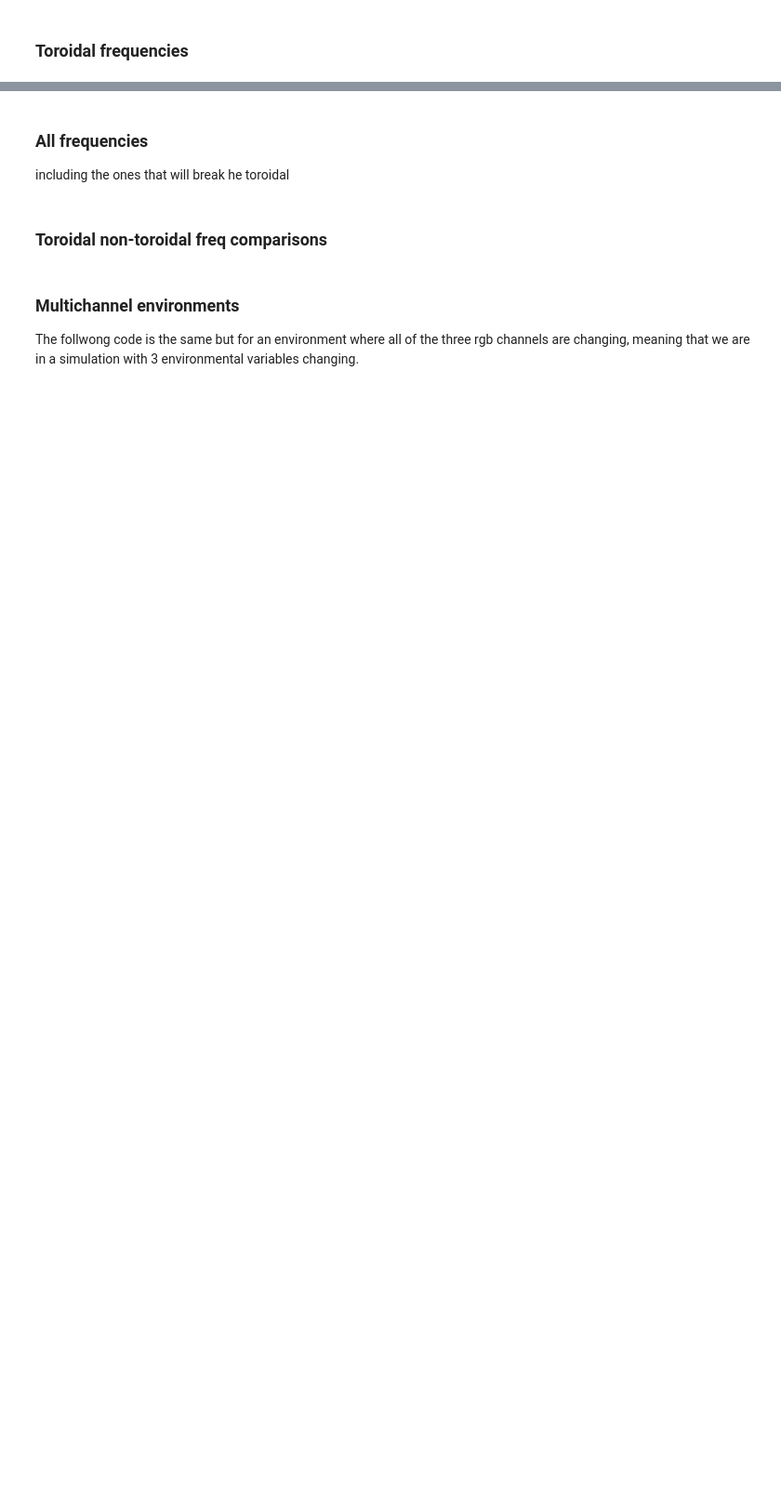
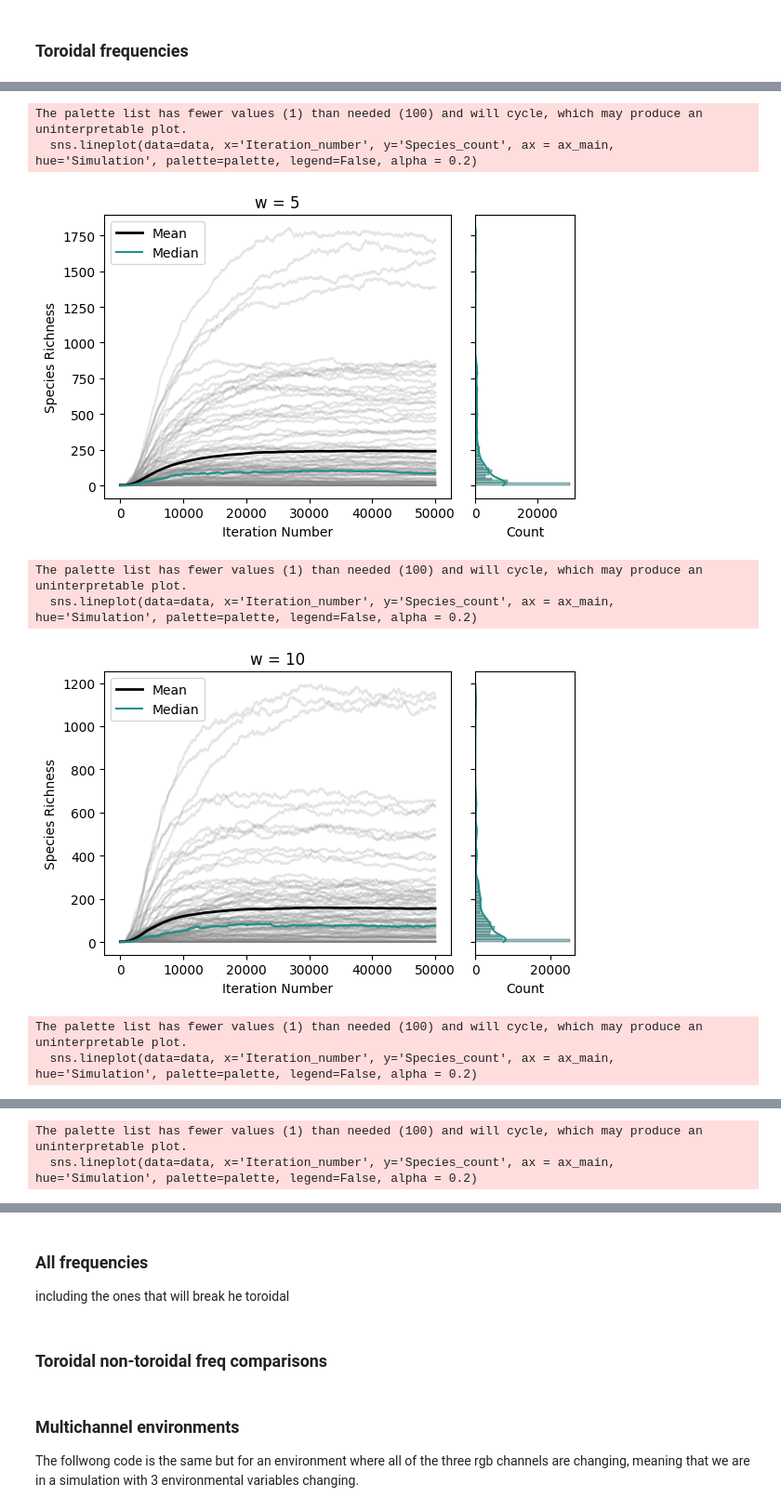
Before and after one commit to giuliabernardinieco/revosim-simulations, a Jupyter notebook: batches-results.ipynb, the cells around one changed output, grey strips where cells are left out. Shown at 93% size. Cells and saved outputs as stored; diff of their text form; code cells hidden in the pictures; blank space fills up the shorter version.

Commit message:
adding hist and grids

```diff
--- a/batches-results.ipynb
+++ b/batches-results.ipynb
@@ -95,0 +120,50 @@ for environment, data in grouped_df:
+# %%
+palette = ['gray']
+import matplotlib.gridspec as gridspec
+
+# Group the combined DataFrame by 'Environment'
+grouped_df = combined_df.groupby('Environment')
+
+# Plot for each environment
+for environment, data in grouped_df:
+    fig = plt.figure(figsize=(6, 4))
+    gs = gridspec.GridSpec(3, 4)
+    ax_main = plt.subplot(gs[:, :3])  # Adjusted the column index
+    ax_yDist = ax_yDist = plt.subplot(gs[:, 3])
+
+    sns.lineplot(data=data, x='Iteration_number', y='Species_count', ax = ax_main,  hue='Simulation', palette=palette, legend=False, alpha = 0.2)
+    # Calculate mean and median for each iteration
+    mean_values = data.groupby('Iteration_number')['Species_count'].mean()
+    meadian_value = data.groupby('Iteration_number')['Species_count'].median()
+    # Plot mean line
+    ax_main.plot(mean_values.index, mean_values.values,  color='Black', linewidth = 2 , label='Mean')
+    ax_main.plot(meadian_value.index, meadian_value.values,  color=plt.cm.viridis(0.5), linestyle='-', label='Median')
+
+    # Plot distribution at equilibrium
+    #ax_yDist.hist(data['Species_count'], bins=100, orientation='horizontal', align='mid')
+    # Plot distribution at equilibrium using Seaborn's histplot
+    sns.histplot(data = data, y = data['Species_count'], bins=100, ax=ax_yDist, color=plt.cm.viridis(0.5),kde=True )
+
+    # Set title and axis
+    ax_main.set_title(f"w = {environment}")
+    ax_main.set_xlabel("Iteration Number")
+    ax_main.set_ylabel("Species Richness")
+
+    # Remove labels of numbers on the y-axis ans set labels
+    ax_yDist.set_yticklabels([])
+    ax_yDist.set_xlabel("Count")
+    ax_yDist.set_ylabel("")
+
+    # Show legend
+    ax_main.legend()
+    plt.tight_layout()
+    plt.show()
+# %% [output]
+The palette list has fewer values (1) than needed (100) and will cycle, which may produce an uninterpretable plot.
+  sns.lineplot(data=data, x='Iteration_number', y='Species_count', ax = ax_main,  hue='Simulation', palette=palette, legend=False, alpha = 0.2)
+[figure, added]
+The palette list has fewer values (1) than needed (100) and will cycle, which may produce an uninterpretable plot.
+  sns.lineplot(data=data, x='Iteration_number', y='Species_count', ax = ax_main,  hue='Simulation', palette=palette, legend=False, alpha = 0.2)
+[figure, added]
+The palette list has fewer values (1) than needed (100) and will cycle, which may produce an uninterpretable plot.
+  sns.lineplot(data=data, x='Iteration_number', y='Species_count', ax = ax_main,  hue='Simulation', palette=palette, legend=False, alpha = 0.2)
@@ -95,0 +171,2 @@ for environment, data in grouped_df:
+The palette list has fewer values (1) than needed (100) and will cycle, which may produce an uninterpretable plot.
+  sns.lineplot(data=data, x='Iteration_number', y='Species_count', ax = ax_main,  hue='Simulation', palette=palette, legend=False, alpha = 0.2)
```
Also changed, not shown: parts of 4 cells of this notebook.
